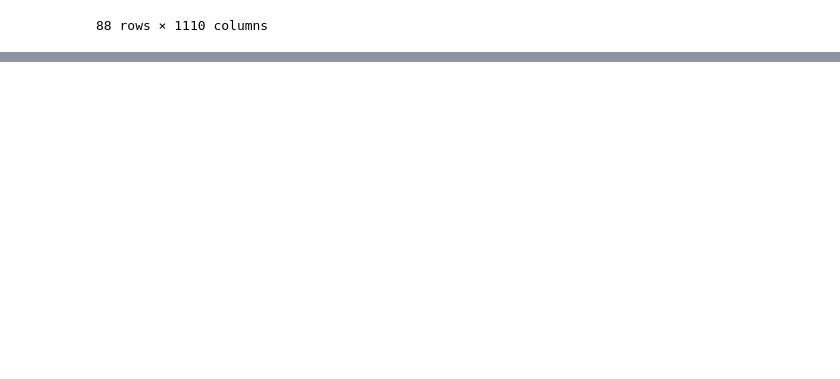
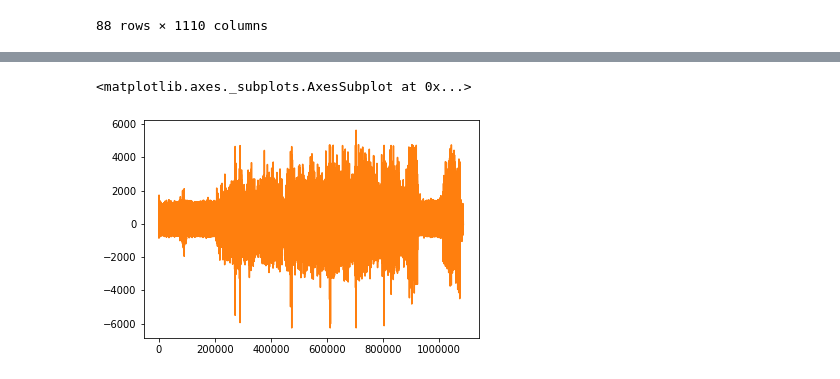
Before and after one commit to molbioeng/Molecool, a Jupyter notebook: Data_Extraction.ipynb, the cells around one changed output, grey strips where cells are left out. Saved outputs shown, nothing was run; the diff lists cells and outputs as text; code cells hidden in the pictures; blank space fills up the shorter version.

```diff
--- a/Data_Extraction.ipynb
+++ b/Data_Extraction.ipynb
@@ -62,0 +131,10 @@ df_csv
+# %%
+# Diabetic #2
+#database_ecg["S0282ECG.hea/ecg_0"][10000:15000].plot()
+#database_ecg["S0282ECG.hea/ecg_1"][10000:15000].plot()
+
+database_ecg["S0282ECG.hea/ecg_0"].plot()
+database_ecg["S0282ECG.hea/ecg_1"].plot()
+# %% [output]
+<matplotlib.axes._subplots.AxesSubplot at 0x...>
+[figure, added]
```
Also changed, not shown: parts of 8 cells of this notebook, 2 other files.
